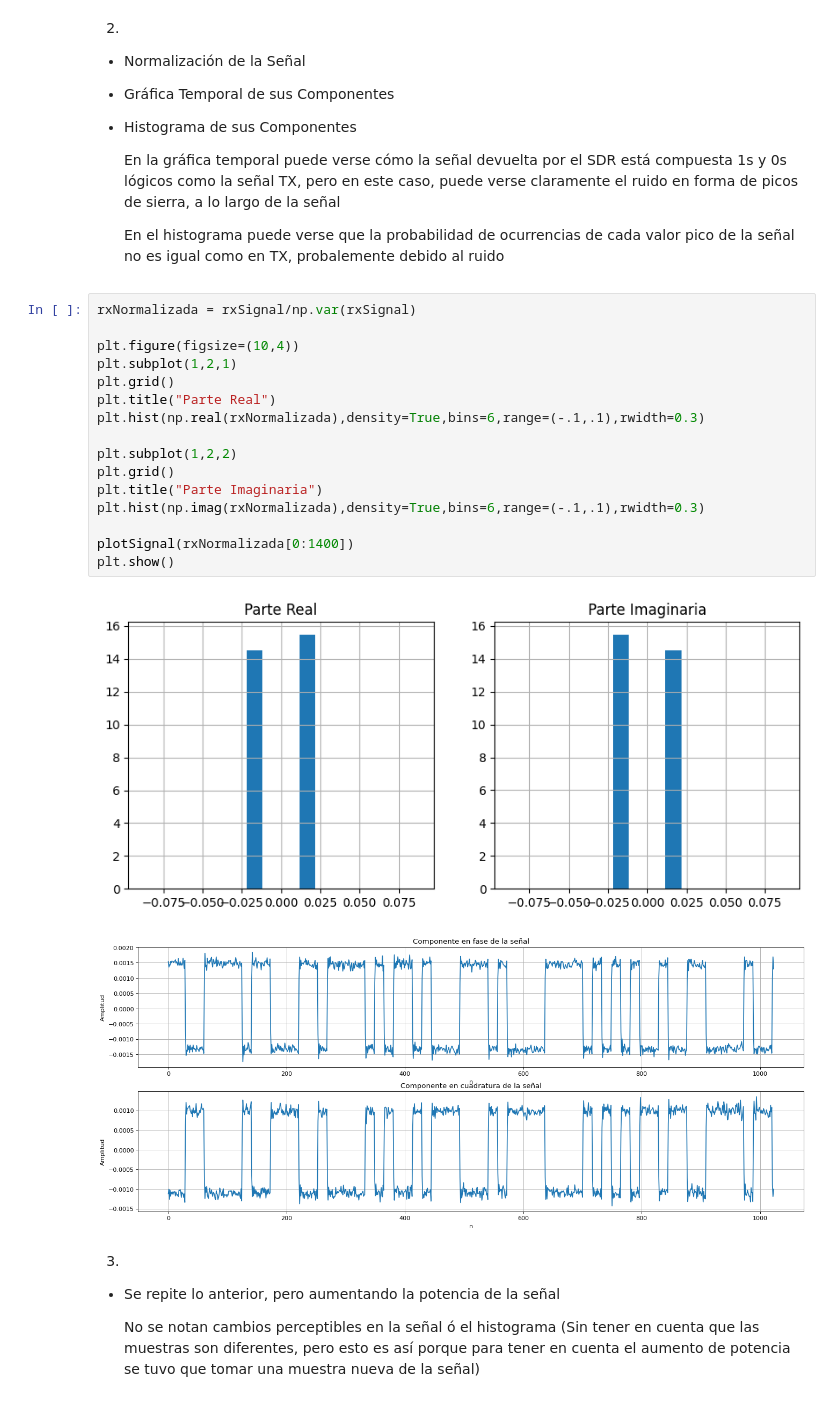
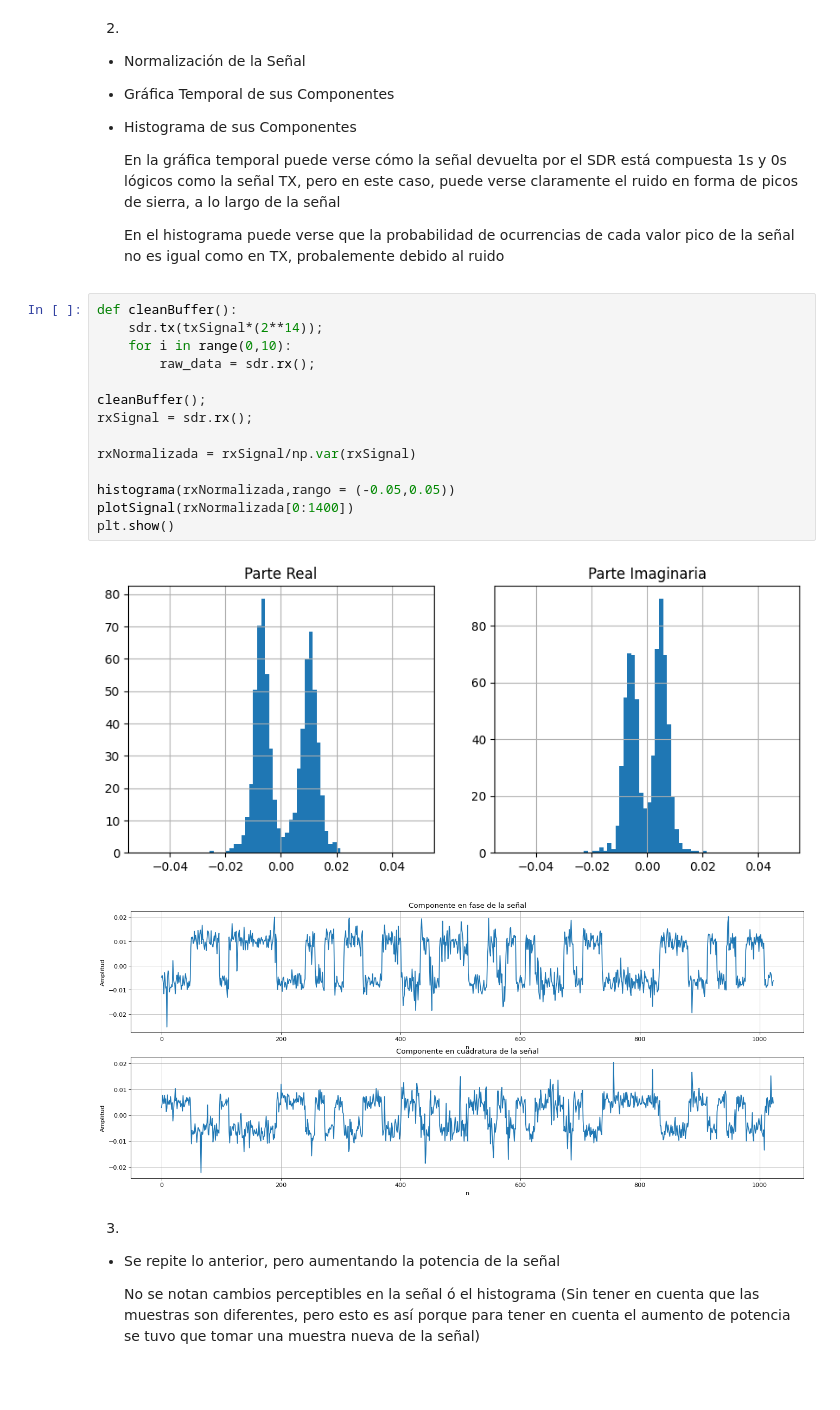
Before and after one commit to GastonFernandez00/Comunicaciones-Digitales, a Jupyter notebook: SDR Ejercicios/EjercicioTP3.ipynb, the cells around one changed output. Drawn from its saved outputs; the diff is of its cells as text.

```diff
--- a/SDR Ejercicios/EjercicioTP3.ipynb
+++ b/SDR Ejercicios/EjercicioTP3.ipynb
@@ -138,25 +163,23 @@ plt.show()
     En la gráfica temporal puede verse cómo la señal devuelta por el SDR está compuesta 1s y 0s lógicos como la señal TX, pero en este caso, puede verse claramente el ruido en forma de picos de sierra, a lo largo de la señal
 
     En el histograma puede verse que la probabilidad de ocurrencias de cada valor pico de la señal no es igual como en TX, probalemente debido al ruido
-# %%
-rxNormalizada = rxSignal/np.var(rxSignal)
-
-plt.figure(figsize=(10,4))
-plt.subplot(1,2,1)
-plt.grid()
-plt.title("Parte Real")
-plt.hist(np.real(rxNormalizada),density=True,bins=6,range=(-.1,.1),rwidth=0.3)
-
-plt.subplot(1,2,2)
-plt.grid()
-plt.title("Parte Imaginaria")
-plt.hist(np.imag(rxNormalizada),density=True,bins=6,range=(-.1,.1),rwidth=0.3)
-
-plotSignal(rxNormalizada[0:1400])
-plt.show()
-# %% [output]
-[figure, removed]
-[figure, removed]
+# %%
+def cleanBuffer():
+    sdr.tx(txSignal*(2**14));
+    for i in range(0,10):
+        raw_data = sdr.rx();
+
+cleanBuffer();
+rxSignal = sdr.rx();
+
+rxNormalizada = rxSignal/np.var(rxSignal)
+
+histograma(rxNormalizada,rango = (-0.05,0.05))
+plotSignal(rxNormalizada[0:1400])
+plt.show()
+# %% [output]
+[figure, added]
+[figure, added]
 # %% [markdown]
 3.
 + Se repite lo anterior, pero aumentando la potencia de la señal
```
Also changed, not shown: parts of 14 cells of this notebook, 1 other file.
